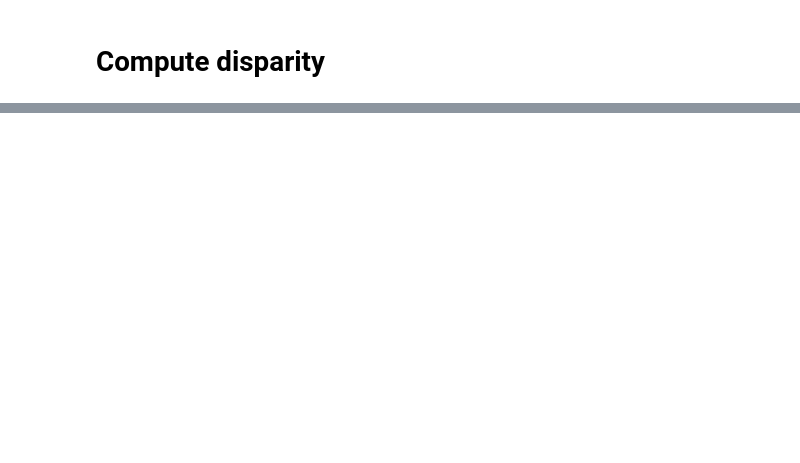
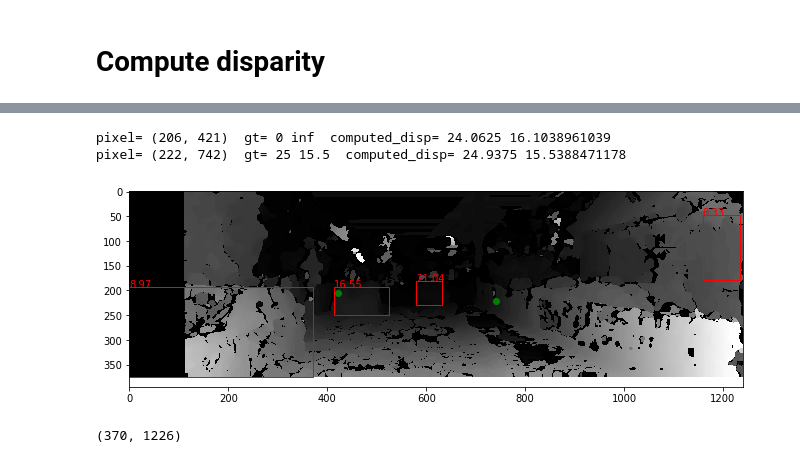
Before and after one commit to pnsrao/kitti, a Jupyter notebook: stereo/stereo.ipynb, the cells around one changed output, grey strips where cells are left out. Saved outputs shown, nothing was run; the diff lists cells and outputs as text; code cells hidden in the pictures; blank space fills up the shorter version.

```diff
--- a/stereo/stereo.ipynb
+++ b/stereo/stereo.ipynb
@@ -8,4 +10,6 @@ import cv2
 %matplotlib notebook
+# %%
+fd_val = 387.5 # Based on claim in paper
 # %% [markdown]
 # For examples
 # %%
@@ -79,0 +93,35 @@ plt.imshow(disp.astype(int),cmap = 'gray')
+# %%
+fig1 = plt.figure()
+ax1 = fig1.add_subplot(111, aspect='equal')
+plt.imshow(disp.astype(int),cmap = 'gray')
+for boxes in myresult:
+    label,topleft,botright = boxes
+    (num_samples,num_errors)=(0,0)
+    av_disp = 0
+    for ii in range(topleft[1],botright[1]):
+        for jj in range(topleft[0],botright[0]):
+            dcomp = disp[ii,jj]
+            av_disp += dcomp
+    av_disp /= ((botright[0]-topleft[0])* (botright[1]-topleft[1]))
+    net_depth = fd_val/av_disp
+    rect = plt.Rectangle(topleft,(botright[0]-topleft[0]),(botright[1]-topleft[1]),edgecolor='r',fill=False)
+    ax1.add_patch(rect)
+    #label = label+'Depth={:.2f}'.format(net_depth)
+    label = '{:.2f}'.format(net_depth)
+    plt.text(topleft[0],topleft[1],label,color='r')
+#pixels = [(188,527),(160,583),(156,590)] #000147_10
+#pixels = [(295,176),(330,953),(237,609),(210,546),(239,1116),(256,1121)] #000016_10
+pixels = [(206,421),(222,742)] #000005_10
+for pixel in pixels:
+    plt.plot(pixel[1],pixel[0],'go')
+    dgt = disp_gt[pixel[0],pixel[1]]
+    dcomp = disp[pixel[0],pixel[1]]
+    print('pixel=',pixel,' gt=',dgt,387.5/dgt,' computed_disp=',dcomp,387.5/dcomp)
+# %% [output]
+pixel= (206, 421)  gt= 0 inf  computed_disp= 24.0625 16.1038961039
+pixel= (222, 742)  gt= 25 15.5  computed_disp= 24.9375 15.5388471178
+[figure, added]
+# %%
+imL.shape
+# %% [output]
+(370, 1226)
```
Also changed, not shown: parts of 6 cells of this notebook.
